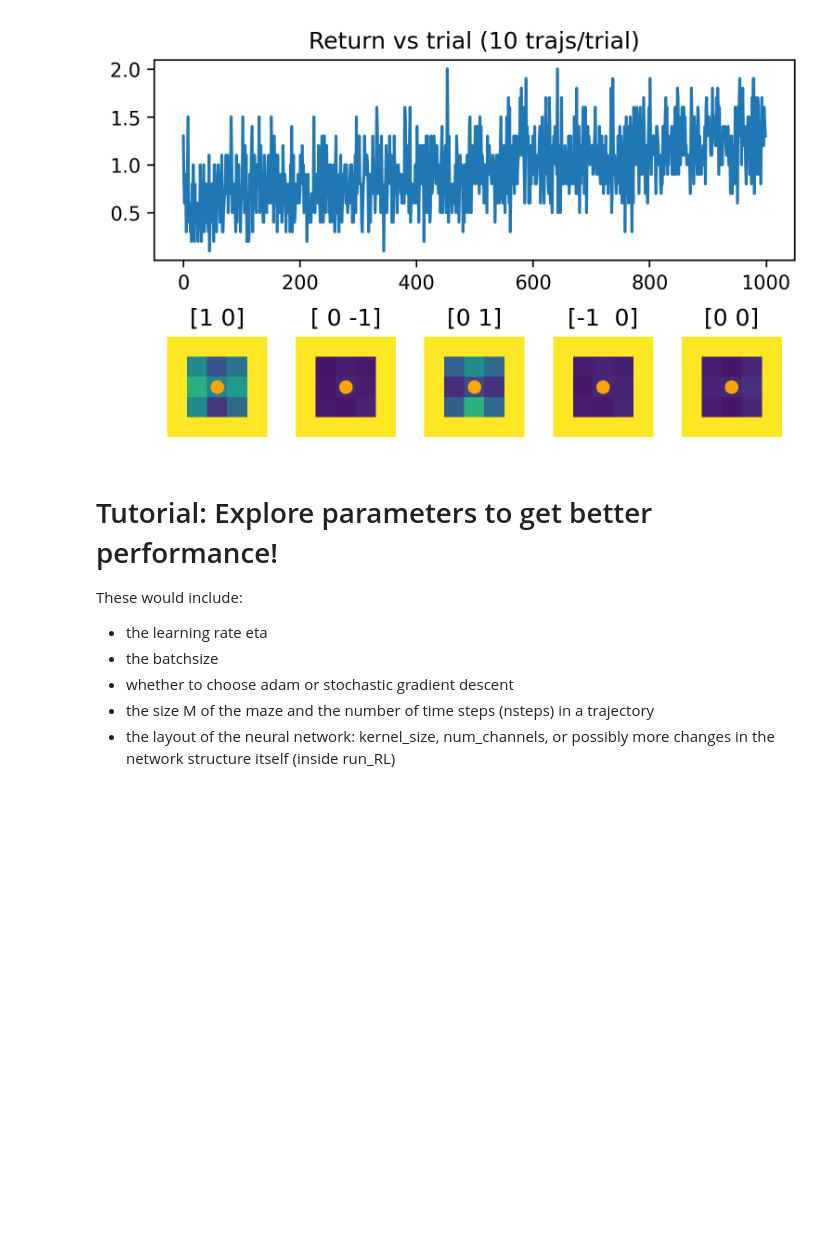
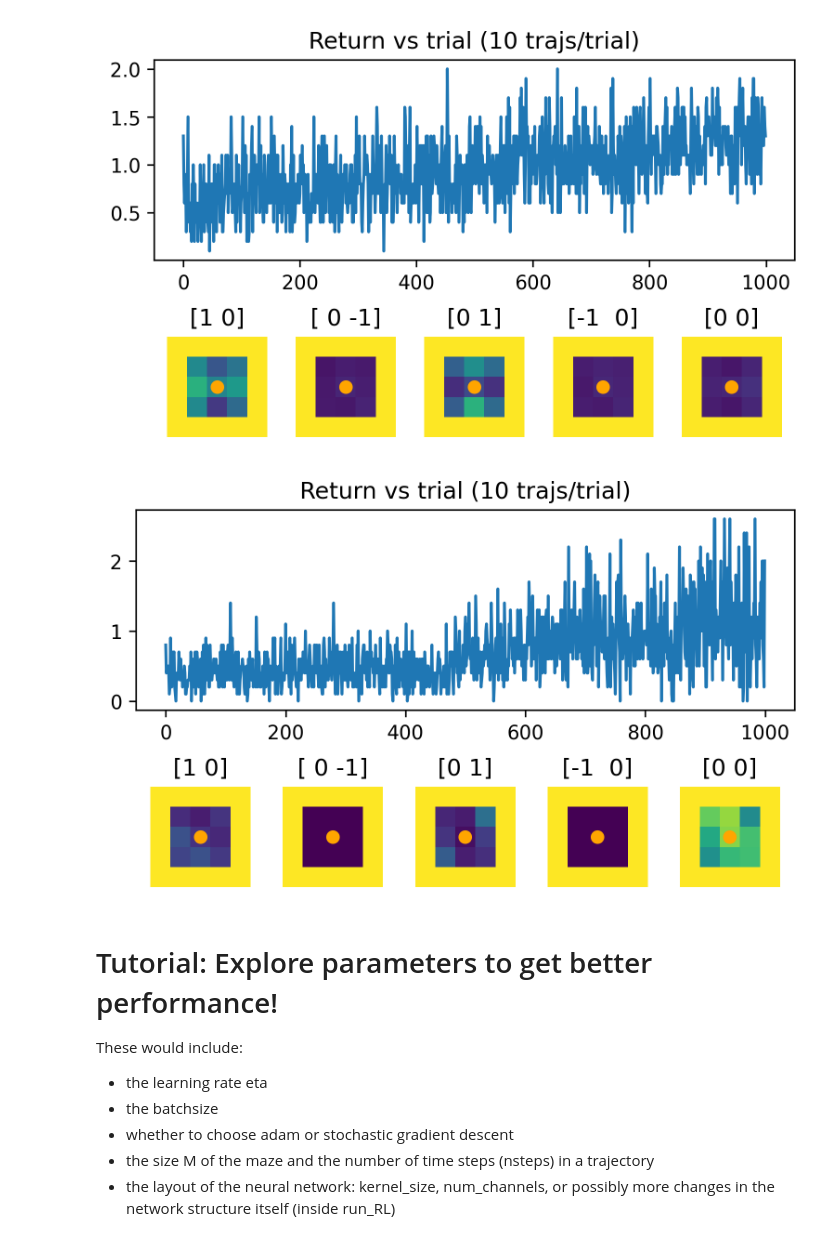
Before and after one commit to FlorianMarquardt/machine-learning-for-physicists, a Jupyter notebook: 08_tutorial_MazeDeepPolicyGradient.ipynb, the cells around one changed output. Saved outputs shown, nothing was run; the diff lists cells and outputs as text; code cells hidden in the pictures; blank space fills up the shorter version.

```diff
--- a/08_tutorial_MazeDeepPolicyGradient.ipynb
+++ b/08_tutorial_MazeDeepPolicyGradient.ipynb
@@ -280,6 +285,7 @@ def empty_maze(width,height):
 # %%
 def run_one_trial(Policy,M,nsteps,input_image,input_images,reward,jx,jy,
                   actions,position,world,allsamples,batchsize,
+                  directions,
                  delete_treasure=True):
     """
     Run one trial starting at position jx,jy, storing returns in R, storing
@@ -397,7 +403,8 @@ def try_pos(x,y,Policy,M,world,reward):
 
     return( Policy.predict_on_batch(try_image)[0]  )
 
-def plot_try_pos(M,num_actions,Policy,world,reward,ax=None,target=None):
+def plot_try_pos(M,num_actions,Policy,world,reward,
+                 directions,ax=None,target=None):
 
     P=np.zeros([M,M,num_actions])
     for x in range(M):
@@ -563,6 +570,7 @@ def run_RL(M=7,eta=0.0001,num_chests=1,delete_treasure=False,
                  reward=reward, jx=jx, jy=jy,
                  actions=actions,position=position,world=world,
                 allsamples=allsamples,batchsize=batchsize,
+                        directions=directions,
                 delete_treasure=delete_treasure)
 
         # store the return
@@ -599,7 +607,7 @@ def run_RL(M=7,eta=0.0001,num_chests=1,delete_treasure=False,
                      reward=current_test_reward, jx=test_jx, jy=test_jy,
                      actions=test_actions,position=test_position,
                     world=test_world,allsamples=test_allsamples,
-                    batchsize=test_batchsize,
+                    batchsize=test_batchsize,directions=directions,
                     delete_treasure=delete_treasure)
 
             clear_output(wait=True)
@@ -624,7 +632,7 @@ def run_RL(M=7,eta=0.0001,num_chests=1,delete_treasure=False,
 
             if not do_show_test_batch:
                 plot_try_pos(M,num_actions,Policy,orig_test_world,orig_test_reward,
-                             ax=test_plot,target=[chest_x,chest_y])
+                             directions,ax=test_plot,target=[chest_x,chest_y])
             else:
                 # show what's happened in this test trial
                 for n in range(test_batchsize):
@@ -795,6 +803,16 @@ run_RL(M=5,eta=0.0001,num_chests=1,delete_treasure=False,
       place_chest=[2,2], kernel_size=3)
 # %% [output]
 [figure]
+# %%
+# the same again, with the same position of the chest:
+run_RL(M=5,eta=0.0001,num_chests=1,delete_treasure=False,
+          single_maze=True,batchsize=10,test_batchsize=5,
+          nsteps=7,ntrials=1000,skipsteps=5,do_visualize=True,
+          num_actions=5,do_show_test_batch=False,
+          try_adam=True,choose_random_positions_for_single_maze=False,
+      place_chest=[2,2], kernel_size=3)
+# %% [output]
+[figure, added]
 # %% [markdown]
 # Tutorial: Explore parameters to get better performance!
 
```
Also changed, not shown: parts of 3 cells of this notebook.
